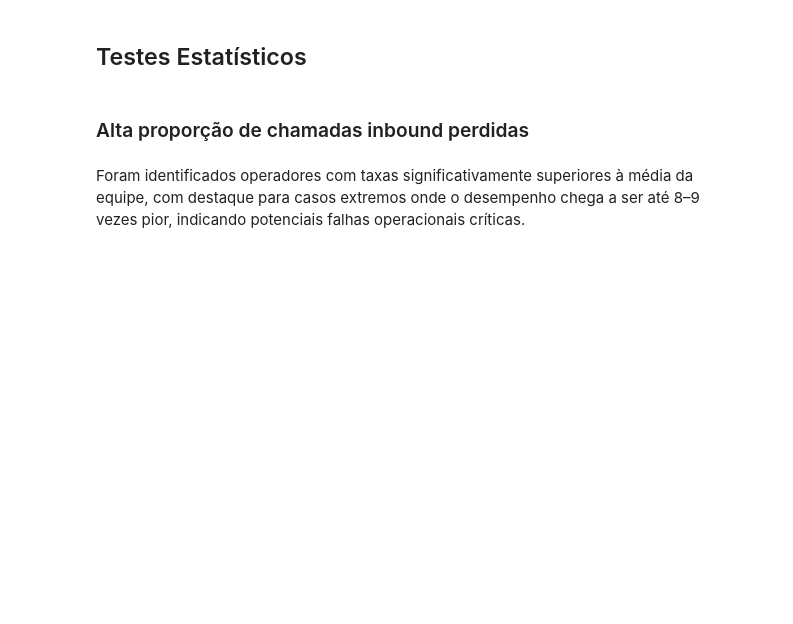
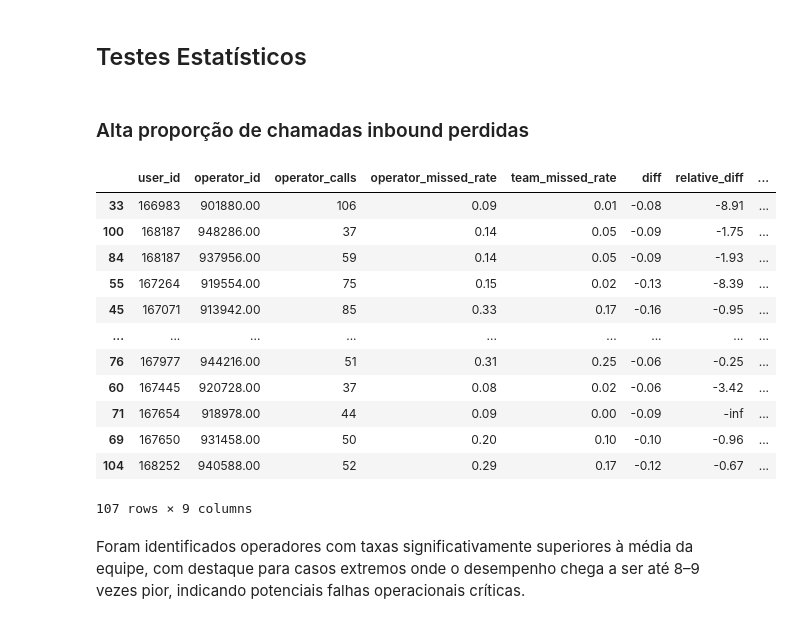
Before and after one commit to rodriguesbrian/tt14_call_center_project, a Jupyter notebook: notebooks/call_center_efficiency.ipynb, the cells around one changed output. Cells and saved outputs as stored; diff of their text form; code cells hidden in the pictures; blank space fills up the shorter version.

```diff
--- a/notebooks/call_center_efficiency.ipynb
+++ b/notebooks/call_center_efficiency.ipynb
@@ -680,6 +668,21 @@ results_missed_rate['classification'] = results_missed_rate.apply(classify_misse
 # %%
-# filtro para operadores que falharam no teste estatístico
-results_missed_rate = results_missed_rate[results_missed_rate['fail'] == True]
+# coluna fail renomeada
+results_missed_rate = results_missed_rate.rename(columns={'fail': 'fail_missed'})
+results_missed_rate
+# %% [output]
+|  | user_id | operator_id | operator_calls | operator_missed_rate | team_missed_rate | diff | relative_diff | ... |
+| 33 | 166983 | 901880.00 | 106 | 0.09 | 0.01 | -0.08 | -8.91 | ... |
+| 100 | 168187 | 948286.00 | 37 | 0.14 | 0.05 | -0.09 | -1.75 | ... |
+| 84 | 168187 | 937956.00 | 59 | 0.14 | 0.05 | -0.09 | -1.93 | ... |
+| 55 | 167264 | 919554.00 | 75 | 0.15 | 0.02 | -0.13 | -8.39 | ... |
+| 45 | 167071 | 913942.00 | 85 | 0.33 | 0.17 | -0.16 | -0.95 | ... |
+| ... | ... | ... | ... | ... | ... | ... | ... | ... |
+| 76 | 167977 | 944216.00 | 51 | 0.31 | 0.25 | -0.06 | -0.25 | ... |
+| 60 | 167445 | 920728.00 | 37 | 0.08 | 0.02 | -0.06 | -3.42 | ... |
+| 71 | 167654 | 918978.00 | 44 | 0.09 | 0.00 | -0.09 | -inf | ... |
+| 69 | 167650 | 931458.00 | 50 | 0.20 | 0.10 | -0.10 | -0.96 | ... |
+| 104 | 168252 | 940588.00 | 52 | 0.29 | 0.17 | -0.12 | -0.67 | ... |
+107 rows × 9 columns
 # %% [markdown]
 Foram identificados operadores com taxas significativamente superiores à média da equipe, com destaque para casos extremos onde o desempenho chega a ser até 8–9 vezes pior, indicando potenciais falhas operacionais críticas.
 # %% [markdown]
```
Also changed, not shown: parts of 29 cells of this notebook.
